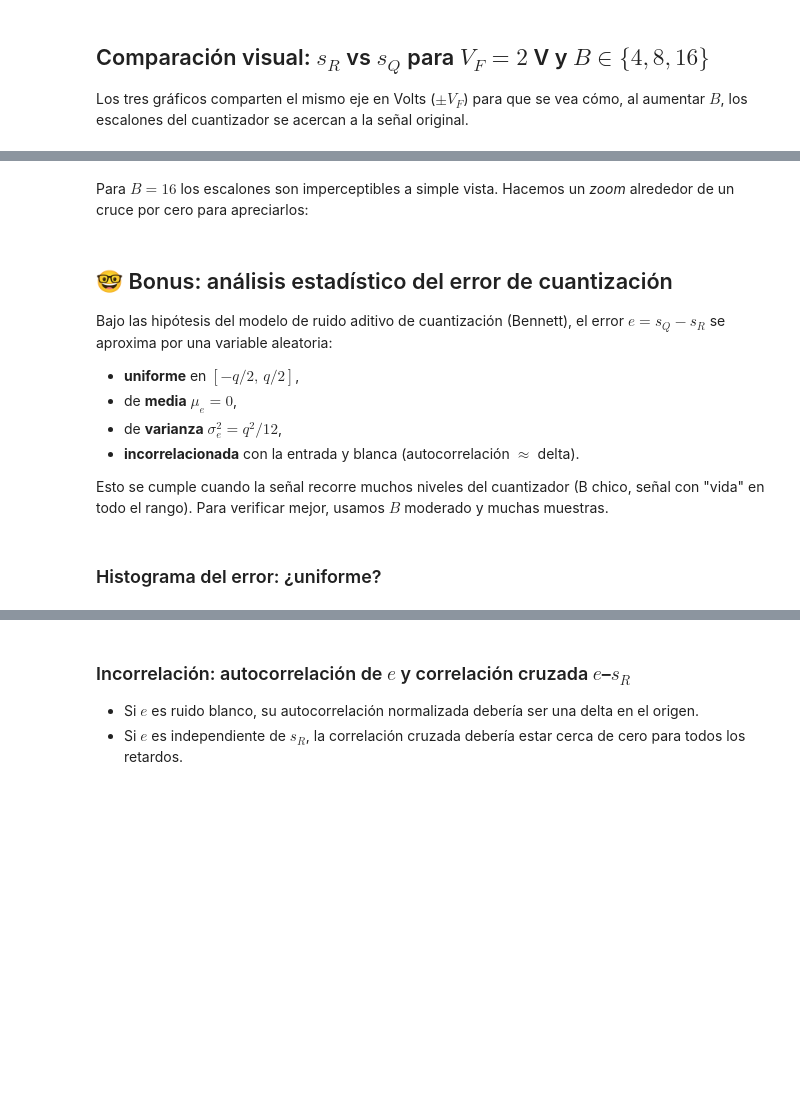
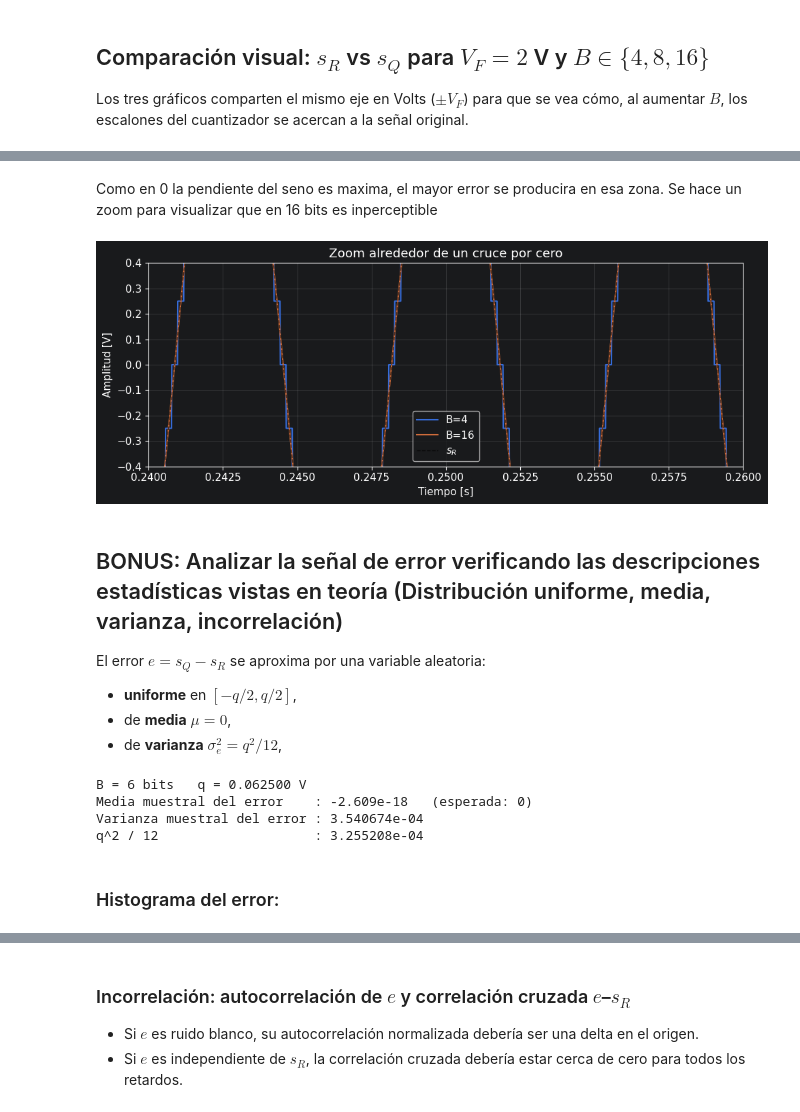
Before and after one commit to Maurin2/PDS_Tareas, a Jupyter notebook: TS3/TS3.ipynb, the cells around one changed output, grey strips where cells are left out. Saved outputs shown, nothing was run; the diff lists cells and outputs as text; code cells hidden in the pictures; blank space fills up the shorter version.

```diff
--- a/TS3/TS3.ipynb
+++ b/TS3/TS3.ipynb
@@ -115,32 +102,31 @@ plt.show()
-# %% [markdown]
-Para $B=16$ los escalones son imperceptibles a simple vista. Hacemos un *zoom* alrededor de un cruce por cero para apreciarlos:
+# %% [markdown]
+Como en 0 la pendiente del seno es maxima, el mayor error se producira en esa zona. Se hace un zoom para visualizar que en 16 bits es inperceptible
 # %%
 fig, ax = plt.subplots(figsize=(10, 4))
 
-for B in [4, 8, 16]:
+for B in [4, 16]:
     sQ, q = cuantizar(sR, B, Vf)
     ax.plot(tt, sQ, label=f"B={B}", linewidth=1.5)
 
 ax.plot(tt, sR, "k--", label="$s_R$", linewidth=1, alpha=0.6)
 ax.set_xlim(0.24, 0.26)
 ax.set_ylim(-0.4, 0.4)
 ax.set_xlabel("Tiempo [s]")
 ax.set_ylabel("Amplitud [V]")
 ax.set_title("Zoom alrededor de un cruce por cero")
 ax.legend()
 plt.tight_layout()
 plt.show()
+# %% [output]
+[figure, added]
 # %% [markdown]
-## 🤓 Bonus: análisis estadístico del error de cuantización
+## BONUS: Analizar la señal de error verificando las descripciones estadísticas vistas en teoría (Distribución uniforme, media, varianza, incorrelación)
 
-Bajo las hipótesis del modelo de ruido aditivo de cuantización (Bennett), el error $e = s_Q - s_R$ se aproxima por una variable aleatoria:
+El error $e = s_Q - s_R$ se aproxima por una variable aleatoria:
 
-- **uniforme** en $[-q/2,\,q/2]$,
-- de **media** $\mu_e = 0$,
+- **uniforme** en $[-q/2,q/2]$,
+- de **media** $\mu = 0$,
 - de **varianza** $\sigma_e^2 = q^2/12$,
-- **incorrelacionada** con la entrada y blanca (autocorrelación $\approx$ delta).
-
-Esto se cumple cuando la señal recorre muchos niveles del cuantizador (B chico, señal con "vida" en todo el rango). Para verificar mejor, usamos $B$ moderado y muchas muestras.
 # %%
 N = 100_000
 fs = 100_000
@@ -157,9 +143,13 @@ print(f"B = {B} bits   q = {q:.6f} V")
 print(f"Media muestral del error    : {np.mean(e):+.3e}   (esperada: 0)")
 print(f"Varianza muestral del error : {np.var(e):.6e}")
 print(f"q^2 / 12                    : {q**2/12:.6e}")
-print(f"Cociente var(e) / (q^2/12)  : {np.var(e) / (q**2/12):.4f}   (esperado ~1)")
+# %% [output]
+B = 6 bits   q = 0.062500 V
+Media muestral del error    : -2.609e-18   (esperada: 0)
+Varianza muestral del error : 3.540674e-04
+q^2 / 12                    : 3.255208e-04
 # %% [markdown]
-### Histograma del error: ¿uniforme?
+### Histograma del error:
 # %%
 fig, ax = plt.subplots(figsize=(10, 4))
 
```
Also changed, not shown: parts of 8 cells of this notebook, 1 other file.
